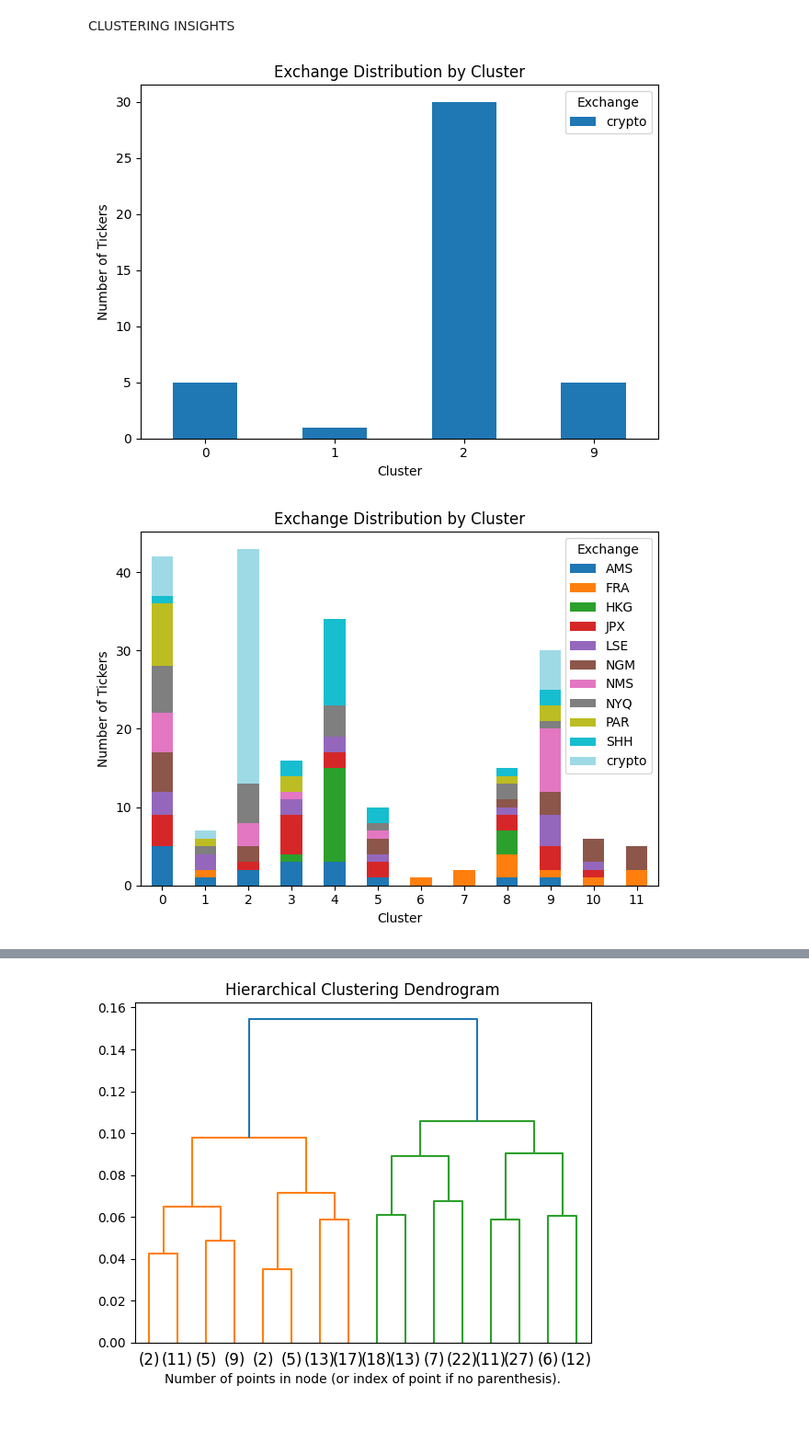
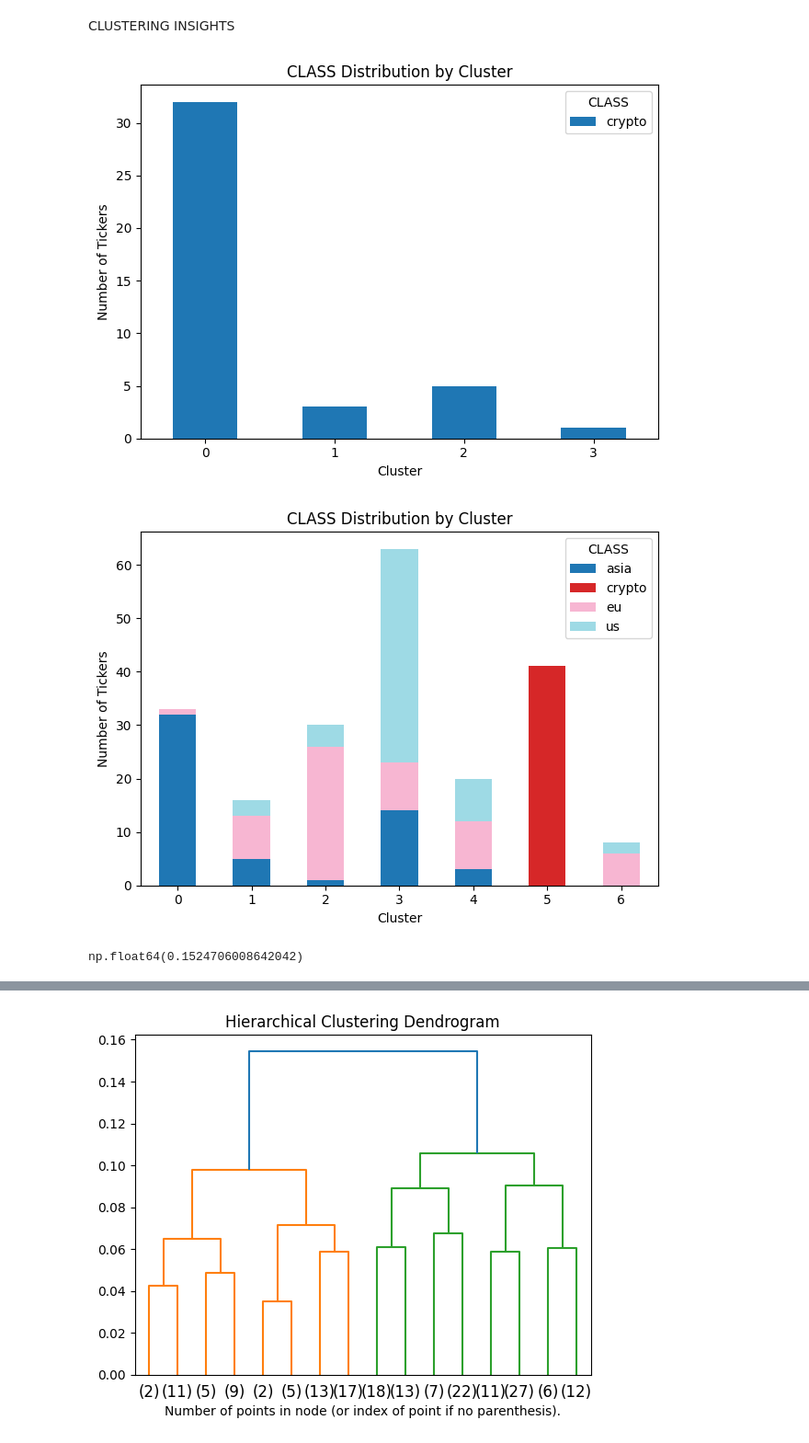
Before and after one commit to KirillKovalchuk02/thesis_clustering, a Jupyter notebook: test.ipynb, the cells around one changed output, grey strips where cells are left out. Shown: that part at 92% size. Saved outputs shown, nothing was run; the diff lists cells and outputs as text; code cells hidden in the pictures.

Commit message:
new clustering tuning stuff

```diff
--- a/test.ipynb
+++ b/test.ipynb
@@ -51,6 +53,0 @@ dtype: float64
-# %%
-import os
-folder = 'out_of_sample_direct_results/'
-for file in os.listdir(folder):
-    if '.xlsx' in file:
-        df = pd.read_excel(folder + file, engine='openpyxl', sheet_name='annualised_return')
@@ -103,48 +118,47 @@ with open('tickers_with_exchanges.json') as f:
 # %%
 #KSHAPE try more clusters
-from functions import run_clustering_model
+# from functions import run_clustering_model
 
-df = joined_df.rolling(window=3, center=True).mean()
-labels, tickers_with_labels_kshape, _, _ = run_clustering_model(df, n_clus=13, model_name='kshape', linkage=None, return_mode='geometric', n_init=3)
+# df = joined_df.rolling(window=3, center=True).mean()
+# labels, tickers_with_labels_kshape, _, _ = run_clustering_model(df, n_clus=13, model_name='kshape', linkage=None, return_mode='geometric', n_init=3)
 # %%
-cluster_labels['kshape'] = tickers_with_labels_kshape
-#cluster_labels['kshape']
+# cluster_labels['kshape'] = tickers_with_labels_kshape
 # %%
-def visualise_cryptos_in_clusters(ticker_to_exchange, ticker_to_cluster_all, method, just_cryptos=True, heatmap=False):
+def visualise_cryptos_in_clusters(ticker_to_class:dict, ticker_to_cluster_all, method, just_cryptos=True, heatmap=False):
     df = pd.DataFrame({
-    'Ticker': list(ticker_to_exchange.keys()),
-    'Exchange': [ticker_to_exchange[t] for t in ticker_to_exchange],
-    'Cluster': [ticker_to_cluster_all[method][t] for t in ticker_to_exchange]
+    'Ticker': list(ticker_to_class.keys()),
+    'CLASS': [ticker_to_class[t] for t in ticker_to_class],
+    'Cluster': [ticker_to_cluster_all[method][t] for t in ticker_to_class]
     })
 
     if just_cryptos:
-        df = df[df['Exchange'] == 'crypto']
+        df = df[df['CLASS'] == 'crypto']
 
-    pivot = df.groupby(['Cluster', 'Exchange']).size().unstack(fill_value=0)
+    pivot = df.groupby(['Cluster', 'CLASS']).size().unstack(fill_value=0)
 
     if heatmap:
         sns.heatmap(pivot, annot=True, fmt='d', cmap='YlGnBu')
-        plt.title('Heatmap of Exchanges per Cluster')
-        plt.xlabel('Exchange')
+        plt.title('Heatmap of CLASSES per Cluster')
+        plt.xlabel('CLASS')
         plt.ylabel('Cluster')
         plt.tight_layout()
 
     else:
         pivot.plot(kind='bar', stacked=True, colormap='tab20')
-        plt.title('Exchange Distribution by Cluster')
+        plt.title('CLASS Distribution by Cluster')
         plt.xlabel('Cluster')
         plt.ylabel('Number of Tickers')
         plt.xticks(rotation=0)
-        plt.legend(title='Exchange')
+        plt.legend(title='CLASS')
         plt.tight_layout()
 
 
     plt.show()
 # %%
-visualise_cryptos_in_clusters(exchanges_dict, cluster_labels, 'ahc', just_cryptos=True, heatmap=False)
+visualise_cryptos_in_clusters(market_dict, cluster_labels, 'kmeans', just_cryptos=True, heatmap=False)
 # %% [output]
-[figure, old version]
+[figure, new version]
 # %%
-visualise_cryptos_in_clusters(exchanges_dict, cluster_labels, 'ahc', just_cryptos=False, heatmap=False)
+visualise_cryptos_in_clusters(region_dict, cluster_labels, 'kshape', just_cryptos=False, heatmap=False)
 # %% [output]
-[figure, old version]
+[figure, new version]
@@ -152,0 +165,22 @@ visualise_cryptos_in_clusters(exchanges_dict, cluster_labels, 'ahc', just_crypto
+# %%
+def clustering_v_measure(cluster_dict:dict, class_dict:dict, method:str):
+    methods_clusters = cluster_dict[method]
+
+    common = list(set(methods_clusters) & set(class_dict))
+
+    if not common:
+        raise ValueError("No overlapping tickers between clustering and class dictionaries.")
+
+    cluster_labels = [methods_clusters[t] for t in common]
+    true_labels = [class_dict[t] for t in common]
+
+    v_measure = v_measure_score(true_labels, cluster_labels)
+
+    return v_measure
+
+
+
+v_measure = clustering_v_measure(cluster_labels, region_dict, method='kmeans')
+v_measure
+# %% [output]
+np.float64(0.1524706008642042)
```
Also changed, not shown: parts of 8 cells of this notebook, 5 other files.
